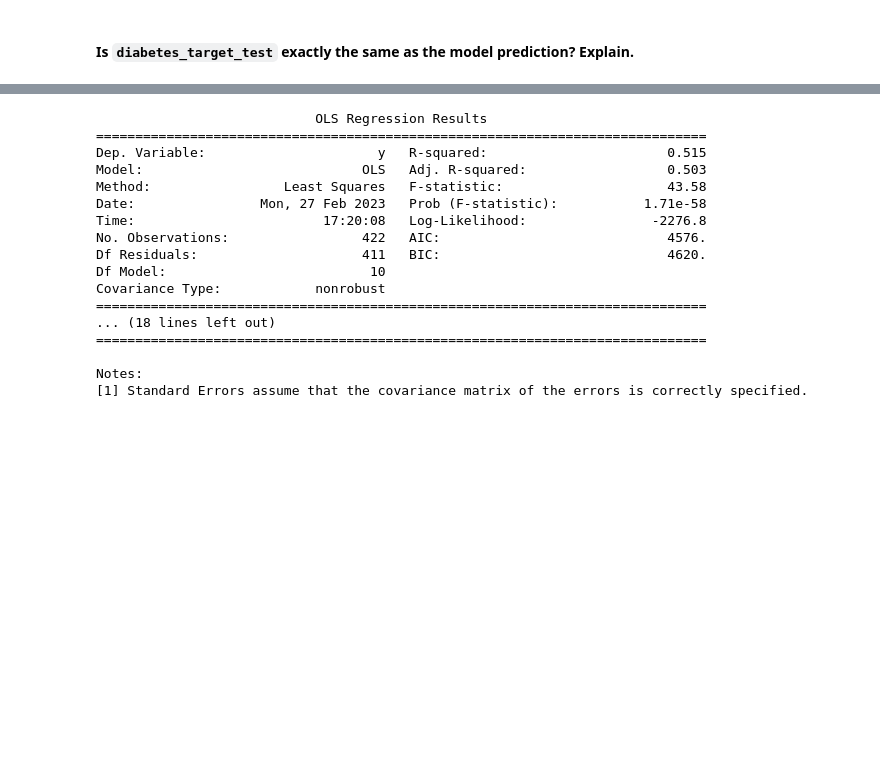
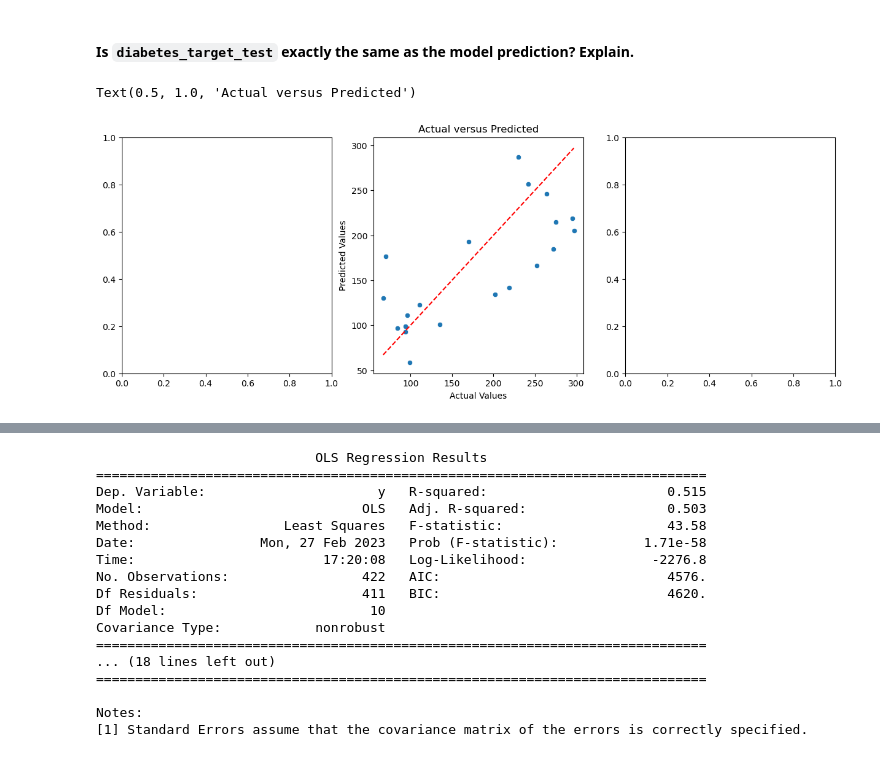
Before and after one commit to ClemenceLegrand/Labs-Ironhack, a Jupyter notebook: module_3/Lab_7_Supervised-Sklearn/your-code/main.ipynb, the cells around one changed output, grey strips where cells are left out. Cells and saved outputs as stored; diff of their text form; code cells hidden in the pictures; blank space fills up the shorter version.

```diff
--- a/module_3/Lab_7_Supervised-Sklearn/your-code/main.ipynb
+++ b/module_3/Lab_7_Supervised-Sklearn/your-code/main.ipynb
@@ -226,6 +226,16 @@ print(diabetes_target_test_pred)
 # %%
 # Your explanation here:
 #No it is not at all the same because it is a prediction and the model seems to be bad.
+# %%
+fig, axs = plt.subplots(1, 3, figsize=(15, 5))
+sns.scatterplot(x=diabetes_target_test, y=diabetes_target_test_pred, ax=axs[1])
+axs[1].plot([min(diabetes_target_test), max(diabetes_target_test)], [min(diabetes_target_test), max(diabetes_target_test)], 'r--')
+axs[1].set_xlabel('Actual Values')
+axs[1].set_ylabel('Predicted Values')
+axs[1].set_title('Actual versus Predicted')
+# %% [output]
+Text(0.5, 1.0, 'Actual versus Predicted')
+[figure, added]
 # %% [markdown]
 # Bonus Challenge 1 - Hypothesis Testing with `statsmodels`
 
```
Also changed, not shown: 1 other file.
